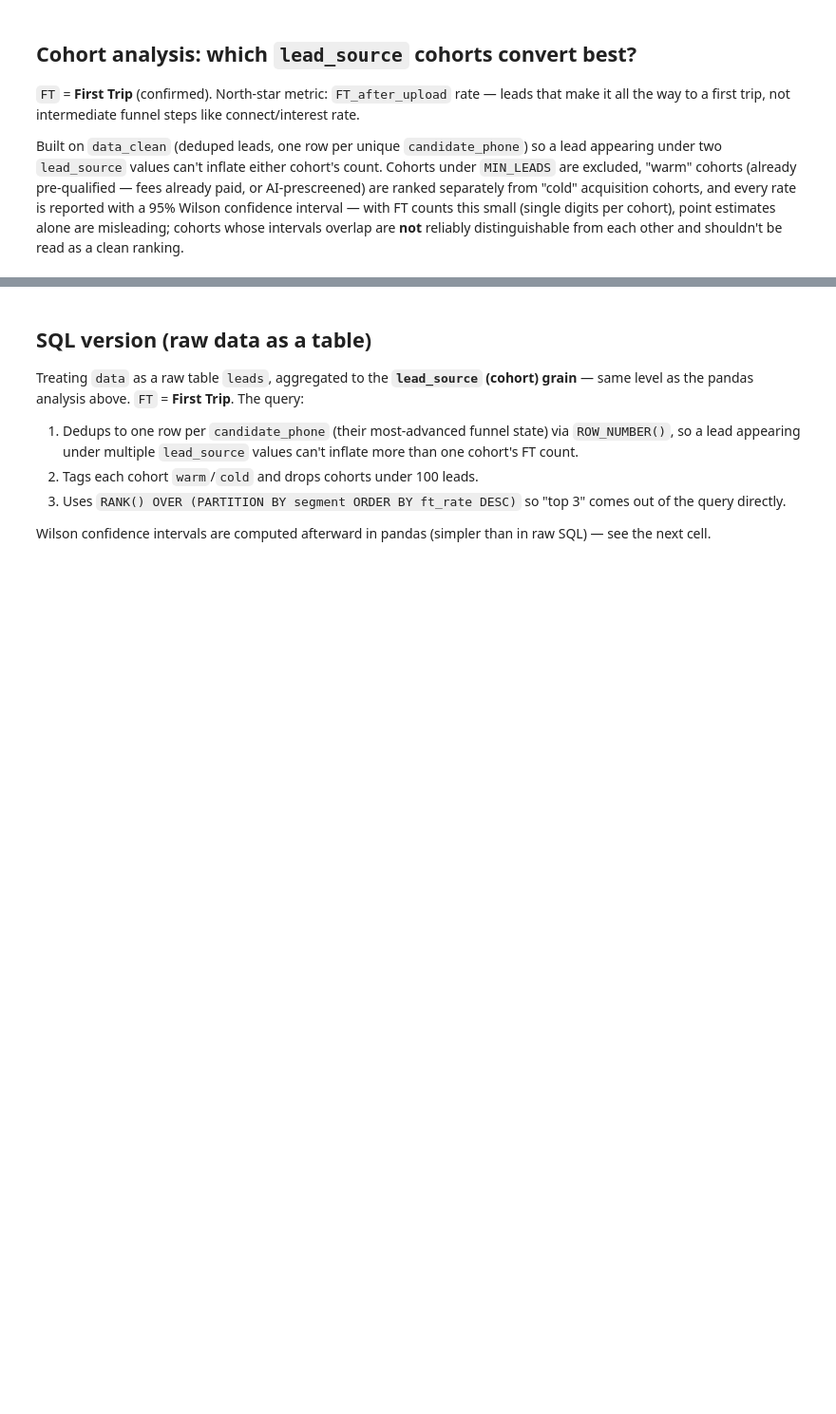
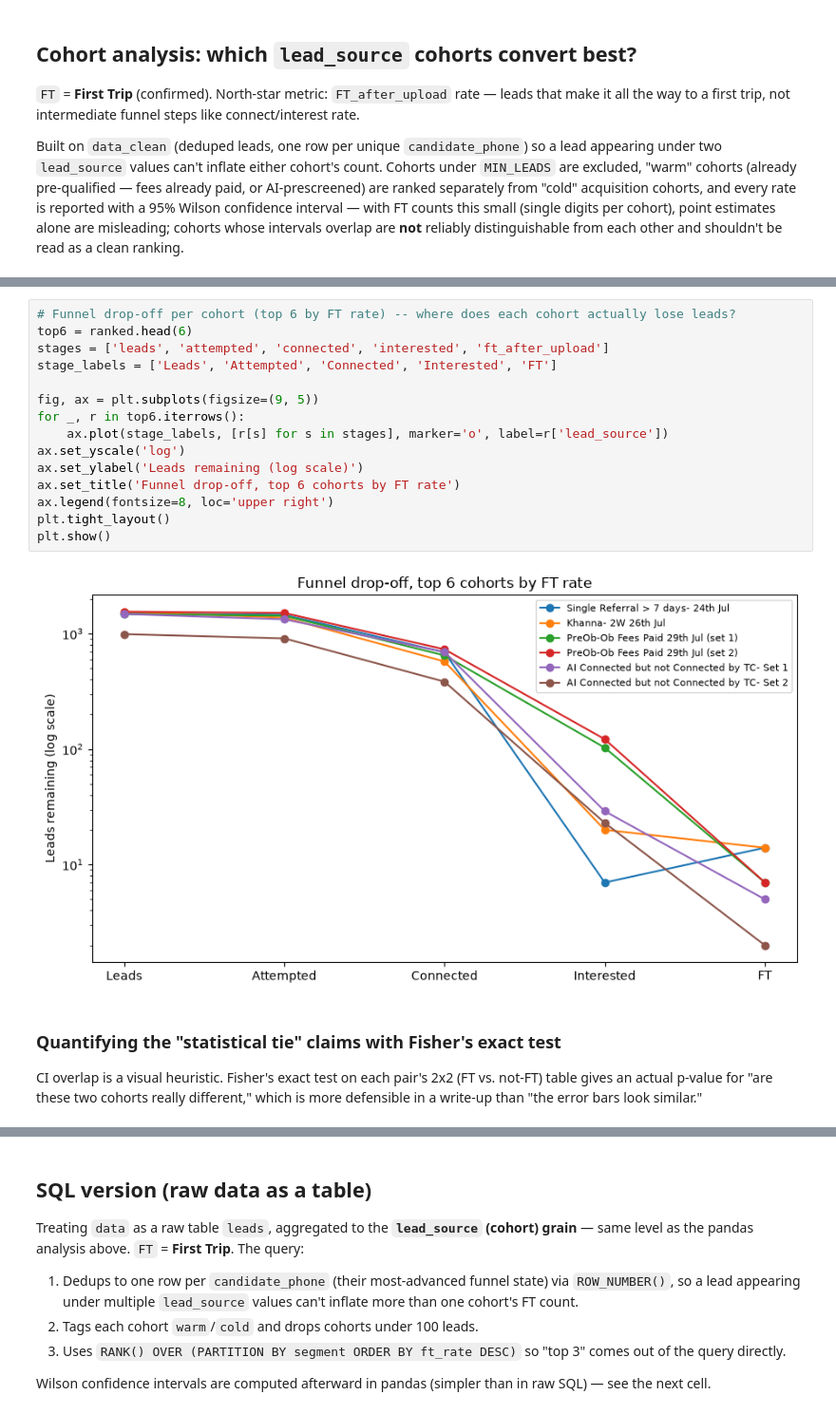
Before and after one commit to madhav-gfn/trading_bot, a Jupyter notebook: analysis.ipynb, the cells around one changed output, grey strips where cells are left out. Shown at 95% size. Saved outputs shown, nothing was run; the diff lists cells and outputs as text; blank space fills up the shorter version.

```diff
--- a/analysis.ipynb
+++ b/analysis.ipynb
@@ -119,0 +225,23 @@ report_top3('warm')
+# %%
+# Funnel drop-off per cohort (top 6 by FT rate) -- where does each cohort actually lose leads?
+top6 = ranked.head(6)
+stages = ['leads', 'attempted', 'connected', 'interested', 'ft_after_upload']
+stage_labels = ['Leads', 'Attempted', 'Connected', 'Interested', 'FT']
+
+fig, ax = plt.subplots(figsize=(9, 5))
+for _, r in top6.iterrows():
+    ax.plot(stage_labels, [r[s] for s in stages], marker='o', label=r['lead_source'])
+ax.set_yscale('log')
+ax.set_ylabel('Leads remaining (log scale)')
+ax.set_title('Funnel drop-off, top 6 cohorts by FT rate')
+ax.legend(fontsize=8, loc='upper right')
+plt.tight_layout()
+plt.show()
+# %% [output]
+[figure, added]
+# %% [markdown]
+### Quantifying the "statistical tie" claims with Fisher's exact test
+
+CI overlap is a visual heuristic. Fisher's exact test on each pair's 2x2 (FT vs. not-FT) table gives an actual
+p-value for "are these two cohorts really different," which is more defensible in a write-up than "the error
+bars look similar."
```
Also changed, not shown: parts of 29 cells of this notebook, 2 other files.
